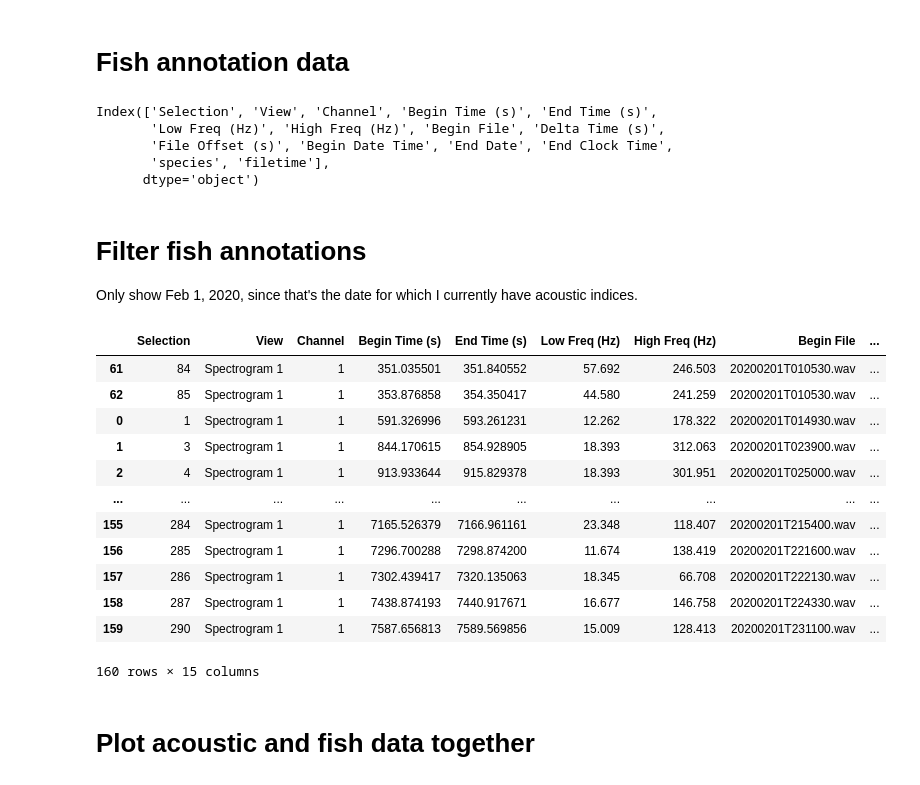
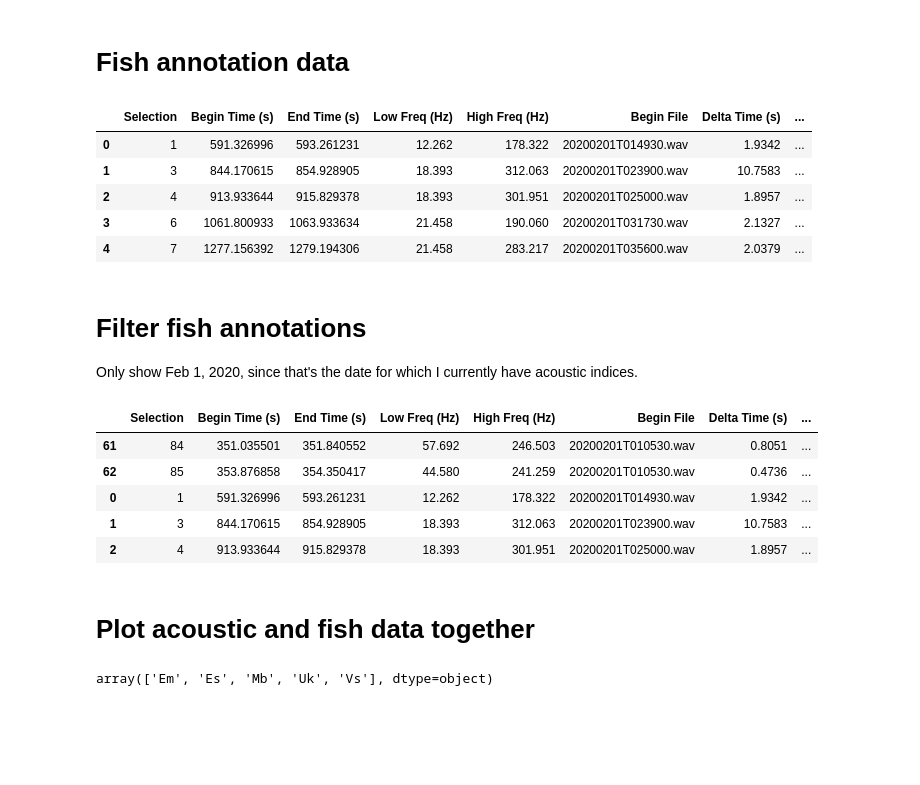
Before and after one commit to Waveform-Analytics/osa-mbon, a Jupyter notebook: initial-data-exploration.ipynb, the cells around one changed output. Cells and saved outputs as stored; diff of their text form; code cells hidden in the pictures; blank space fills up the shorter version.

```diff
--- a/initial-data-exploration.ipynb
+++ b/initial-data-exploration.ipynb
@@ -114,22 +119,22 @@ df_fish = pd.read_csv(fish_annotations, delimiter='\t')
 df_fish['filetime'] = pd.to_datetime(df_fish['Begin File'].str[:-4], format='%Y%m%dT%H%M%S')
 
 # Remove unnecessary columns
-df_fish.drop(['call variant', 'level', 'call cutoff @ end', 'calls overlap', 'Notes'], axis=1, inplace=True)
+df_fish.drop(['View', 'Channel', 'call variant', 'level', 'call cutoff @ end', 'calls overlap', 'Notes'], axis=1, inplace=True)
 
+# Convert the offset in seconds to a timedelta
+df_fish['timedelta'] = pd.to_timedelta(df_fish['File Offset (s)'], unit='s')
 
-# # Convert the offset in seconds to a timedelta
-# df['timedelta'] = pd.to_timedelta(df['offset_seconds'], unit='s')
-
-# # Create a new column by adding the timedelta to the datetime
-# df['new_datetime'] = df['datetime'] + df['timedelta']
+# Create a new column by adding the timedelta to the datetime
+df_fish['datetime'] = df_fish['filetime'] + df_fish['timedelta']
-# %%
-df_fish.columns
-# %% [output]
-Index(['Selection', 'View', 'Channel', 'Begin Time (s)', 'End Time (s)',
-       'Low Freq (Hz)', 'High Freq (Hz)', 'Begin File', 'Delta Time (s)',
-       'File Offset (s)', 'Begin Date Time', 'End Date', 'End Clock Time',
-       'species', 'filetime'],
-      dtype='object')
+# %%
+df_fish.head(5)
+# %% [output]
+|  | Selection | Begin Time (s) | End Time (s) | Low Freq (Hz) | High Freq (Hz) | Begin File | Delta Time (s) | ... |
+| 0 | 1 | 591.326996 | 593.261231 | 12.262 | 178.322 | 20200201T014930.wav | 1.9342 | ... |
+| 1 | 3 | 844.170615 | 854.928905 | 18.393 | 312.063 | 20200201T023900.wav | 10.7583 | ... |
+| 2 | 4 | 913.933644 | 915.829378 | 18.393 | 301.951 | 20200201T025000.wav | 1.8957 | ... |
+| 3 | 6 | 1061.800933 | 1063.933634 | 21.458 | 190.060 | 20200201T031730.wav | 2.1327 | ... |
+| 4 | 7 | 1277.156392 | 1279.194306 | 21.458 | 283.217 | 20200201T035600.wav | 2.0379 | ... |
 # %% [markdown]
 # Filter fish annotations
 Only show Feb 1, 2020, since that's the date for which I currently have acoustic indices.
@@ -143,20 +148,13 @@ mask = (df_fish['filetime'].dt.date == specific_date.date())
 # Apply the mask to filter the DataFrame
 filtered_df = df_fish[mask]
 # %%
-filtered_df.sort_values(by="filetime")
+filtered_df.sort_values(by="filetime").head(5)
 # %% [output]
-|  | Selection | View | Channel | Begin Time (s) | End Time (s) | Low Freq (Hz) | High Freq (Hz) | Begin File | ... |
-| 61 | 84 | Spectrogram 1 | 1 | 351.035501 | 351.840552 | 57.692 | 246.503 | 20200201T010530.wav | ... |
-| 62 | 85 | Spectrogram 1 | 1 | 353.876858 | 354.350417 | 44.580 | 241.259 | 20200201T010530.wav | ... |
-| 0 | 1 | Spectrogram 1 | 1 | 591.326996 | 593.261231 | 12.262 | 178.322 | 20200201T014930.wav | ... |
-| 1 | 3 | Spectrogram 1 | 1 | 844.170615 | 854.928905 | 18.393 | 312.063 | 20200201T023900.wav | ... |
-| 2 | 4 | Spectrogram 1 | 1 | 913.933644 | 915.829378 | 18.393 | 301.951 | 20200201T025000.wav | ... |
-| ... | ... | ... | ... | ... | ... | ... | ... | ... | ... |
-| 155 | 284 | Spectrogram 1 | 1 | 7165.526379 | 7166.961161 | 23.348 | 118.407 | 20200201T215400.wav | ... |
-| 156 | 285 | Spectrogram 1 | 1 | 7296.700288 | 7298.874200 | 11.674 | 138.419 | 20200201T221600.wav | ... |
-| 157 | 286 | Spectrogram 1 | 1 | 7302.439417 | 7320.135063 | 18.345 | 66.708 | 20200201T222130.wav | ... |
-| 158 | 287 | Spectrogram 1 | 1 | 7438.874193 | 7440.917671 | 16.677 | 146.758 | 20200201T224330.wav | ... |
-| 159 | 290 | Spectrogram 1 | 1 | 7587.656813 | 7589.569856 | 15.009 | 128.413 | 20200201T231100.wav | ... |
+|  | Selection | Begin Time (s) | End Time (s) | Low Freq (Hz) | High Freq (Hz) | Begin File | Delta Time (s) | ... |
+| 61 | 84 | 351.035501 | 351.840552 | 57.692 | 246.503 | 20200201T010530.wav | 0.8051 | ... |
+| 62 | 85 | 353.876858 | 354.350417 | 44.580 | 241.259 | 20200201T010530.wav | 0.4736 | ... |
+| 0 | 1 | 591.326996 | 593.261231 | 12.262 | 178.322 | 20200201T014930.wav | 1.9342 | ... |
+| 1 | 3 | 844.170615 | 854.928905 | 18.393 | 312.063 | 20200201T023900.wav | 10.7583 | ... |
+| 2 | 4 | 913.933644 | 915.829378 | 18.393 | 301.951 | 20200201T025000.wav | 1.8957 | ... |
-160 rows × 15 columns
 # %% [markdown]
 # Plot acoustic and fish data together
@@ -162,0 +181,8 @@ filtered_df.sort_values(by="filetime")
+# %%
+# Import the fish codes
+fish_codes_file = "data/fish_codes.csv"
+df_fish_codes = pd.read_csv(fish_codes_file)
+unique_codes = np.unique(df_fish_codes['code'])
+unique_codes
+# %% [output]
+array(['Em', 'Es', 'Mb', 'Uk', 'Vs'], dtype=object)
```
Also changed, not shown: parts of 8 cells of this notebook, 7 other files.
